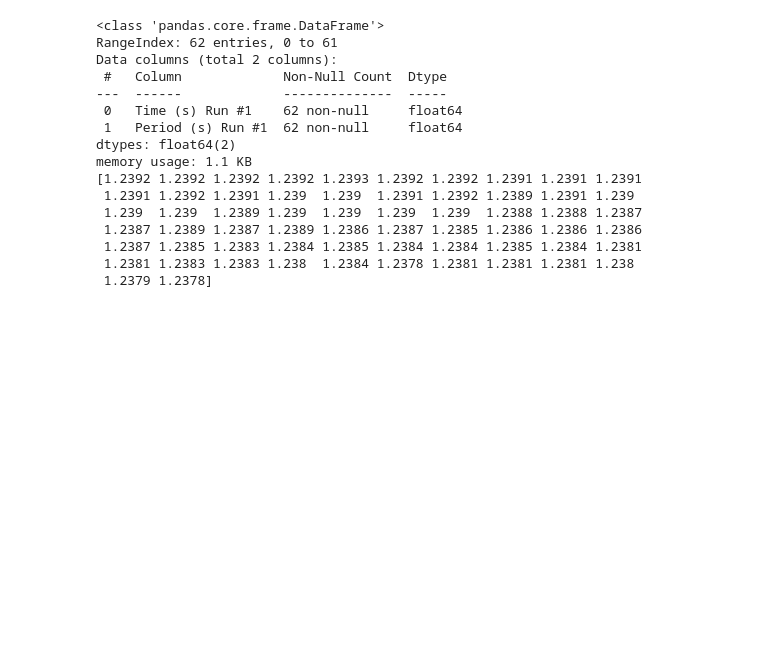
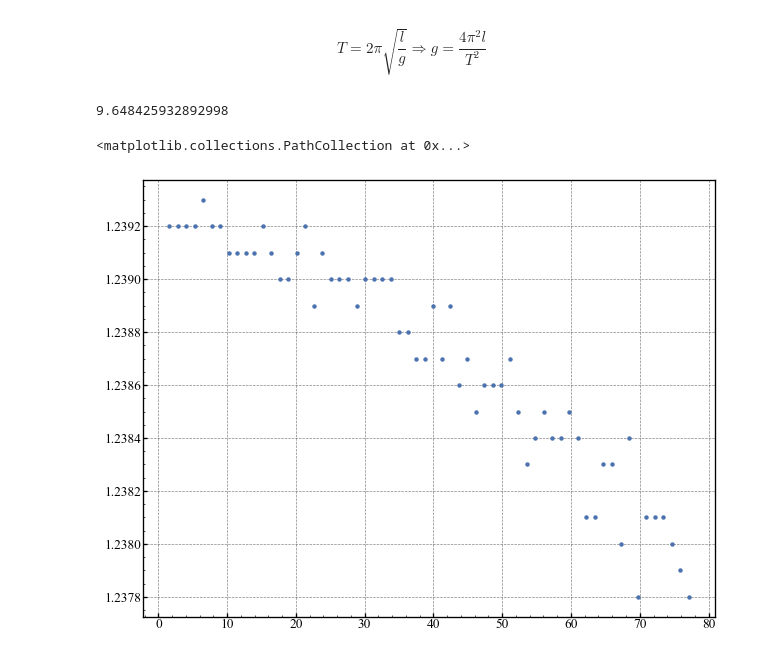
Before and after one commit to Mattia04/Accelerazione-gravitazionale, a Jupyter notebook: script2.ipynb, the cells around one changed output. Saved outputs shown, nothing was run; the diff lists cells and outputs as text; code cells hidden in the pictures; blank space fills up the shorter version.

```diff
--- a/script2.ipynb
+++ b/script2.ipynb
@@ -2,3 +2,9 @@
 import pandas as pd
 import numpy as np
 import matplotlib.pyplot as plt
+
+from packages.funcs import Statistics
+
+plt.style.use("packages/mystyle.mplstyle")
+# %% [markdown]
+$$T = 2\pi \sqrt{\frac{l}{g}} \Rightarrow g = \frac{4\pi^2 l}{T^2}$$
@@ -6,22 +17,18 @@ import matplotlib.pyplot as plt
 with open("data/misura fototraguardo lunghezza 1(min).csv", "r") as file:
     data = pd.read_csv(file, delimiter=";", decimal=",")
 
+times = data.iloc[:, 0].to_numpy()
 periods = data.iloc[:, 1].to_numpy()
-print(periods)
+
+mean_period = np.mean(periods)
+l = (405.0 - find_cm()) / 1000  # to set in meters
+
+g = 4 * np.pi**2 * (l / mean_period**2)
+print(g)
 # %% [output]
-<class 'pandas.core.frame.DataFrame'>
-RangeIndex: 62 entries, 0 to 61
-Data columns (total 2 columns):
- #   Column             Non-Null Count  Dtype
----  ------             --------------  -----
- 0   Time (s) Run #1    62 non-null     float64
- 1   Period (s) Run #1  62 non-null     float64
-dtypes: float64(2)
-memory usage: 1.1 KB
-[1.2392 1.2392 1.2392 1.2392 1.2393 1.2392 1.2392 1.2391 1.2391 1.2391
- 1.2391 1.2392 1.2391 1.239  1.239  1.2391 1.2392 1.2389 1.2391 1.239
- 1.239  1.239  1.2389 1.239  1.239  1.239  1.239  1.2388 1.2388 1.2387
- 1.2387 1.2389 1.2387 1.2389 1.2386 1.2387 1.2385 1.2386 1.2386 1.2386
- 1.2387 1.2385 1.2383 1.2384 1.2385 1.2384 1.2384 1.2385 1.2384 1.2381
- 1.2381 1.2383 1.2383 1.238  1.2384 1.2378 1.2381 1.2381 1.2381 1.238
- 1.2379 1.2378]
+9.648425932892998
+# %%
+plt.scatter(times, periods)
+# %% [output]
+<matplotlib.collections.PathCollection at 0x...>
+[figure, added]
```
Also changed, not shown: parts of 3 cells of this notebook.
